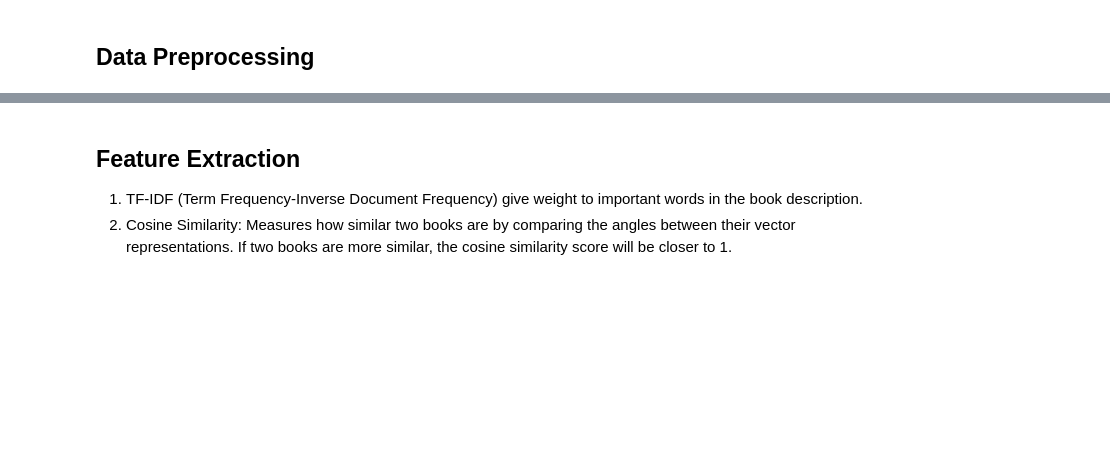
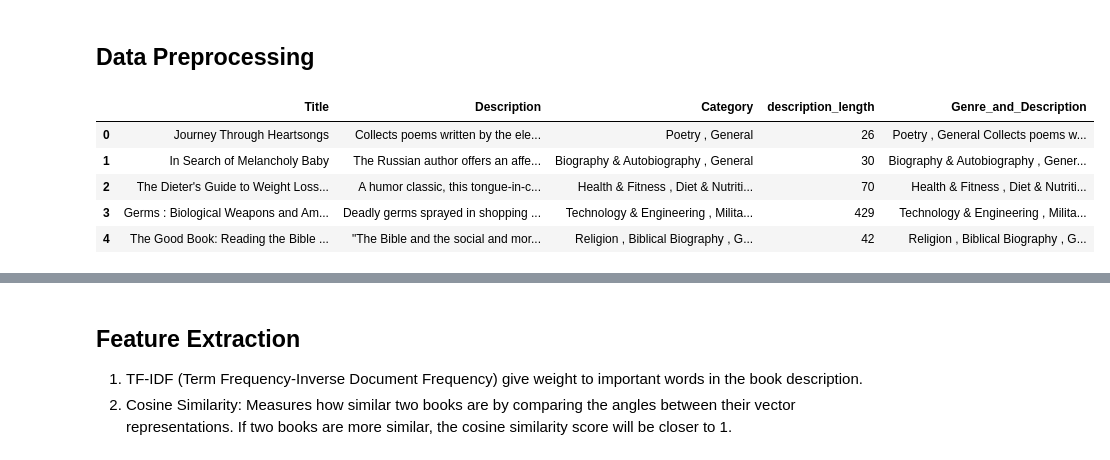
Before and after one commit to solodezaldivar/readAlike, a Jupyter notebook: readAlike.ipynb, the cells around one changed output, grey strips where cells are left out. Cells and saved outputs as stored; diff of their text form; code cells hidden in the pictures; blank space fills up the shorter version.

```diff
--- a/readAlike.ipynb
+++ b/readAlike.ipynb
@@ -31,7 +25,7 @@ import numpy as np
 # %%
-# import dataset
 # data from https://www.kaggle.com/datasets/elvinrustam/books-dataset?resource=download
-readAlikeDataFrame = pd.read_csv('./resources/datasets/BooksDatasetClean.csv', usecols=['Description', 'Category', 'Title'])
+readAlikeDataFrame = pd.read_csv('./resources/datasets/BooksDatasetClean.csv',
+                                 usecols=['Description', 'Category', 'Title'])
 # %%
 readAlikeDataFrame.head()
 # %% [output]
@@ -41,27 +35,39 @@ readAlikeDataFrame.head()
 | 2 | Don't Eat Your Heart Out Cookbook | NaN | Cooking , Reference |
 | 3 | When Your Corporate Umbrella Begi... | NaN | NaN |
 | 4 | Amy Spangler's Breastfeeding : A ... | NaN | NaN |
-# %%
-# helper functions
-def getDescLen(desc):
-  len(desc.split())
 # %% [markdown]
 ## Data Preprocessing
+# %%
+# helper functions
+def getDescLen(desc):
+    return len(desc.split())
 # %%
-#drop books with missing or empty description and category
+# drop books with missing or empty description and category
 readAlikeDataFrame['Description'] = readAlikeDataFrame["Description"].replace(r'', np.nan, regex=True)
 readAlikeDataFrame["Category"] = readAlikeDataFrame["Category"].replace(r'', np.nan, regex=True)
 readAlikeDataFrame.dropna(subset=["Description"], inplace=True)
 readAlikeDataFrame.dropna(subset=["Category"], inplace=True)
 
-# TODO: does not work yet, needed?
-readAlikeDataFrame["description_length"] = [getDescLen(desc) for desc in readAlikeDataFrame["Description"]]
+# drop books with too short description
+readAlikeDataFrame["description_length"] = readAlikeDataFrame["Description"].apply(getDescLen)
+readAlikeDataFrame = readAlikeDataFrame[readAlikeDataFrame["description_length"] >= 10]
 
+# drop duplicate books
+readAlikeDataFrame.drop_duplicates(subset='Title', keep='first', inplace=True)
 
-# TODO: drop same books
+# TODO: drop remove book series
 
+# merge content into one column to calculate tfidf on this later
+readAlikeDataFrame['Genre_and_Description'] = readAlikeDataFrame['Category'] + ' ' + readAlikeDataFrame['Description']
 
-# TODO: remove book series
+# reset index after all pre-processing steps
+readAlikeDataFrame.reset_index(drop=True, inplace=True)
 
-
-readAlikeDataFrame['Genre_and_Description'] = readAlikeDataFrame['Category'] + ' ' + readAlikeDataFrame['Description']
+readAlikeDataFrame.head()
+# %% [output]
+|  | Title | Description | Category | description_length | Genre_and_Description |
+| 0 | Journey Through Heartsongs | Collects poems written by the ele... | Poetry , General | 26 | Poetry , General Collects poems w... |
+| 1 | In Search of Melancholy Baby | The Russian author offers an affe... | Biography & Autobiography , General | 30 | Biography & Autobiography , Gener... |
+| 2 | The Dieter's Guide to Weight Loss... | A humor classic, this tongue-in-c... | Health & Fitness , Diet & Nutriti... | 70 | Health & Fitness , Diet & Nutriti... |
+| 3 | Germs : Biological Weapons and Am... | Deadly germs sprayed in shopping ... | Technology & Engineering , Milita... | 429 | Technology & Engineering , Milita... |
+| 4 | The Good Book: Reading the Bible ... | "The Bible and the social and mor... | Religion , Biblical Biography , G... | 42 | Religion , Biblical Biography , G... |
```
Also changed, not shown: parts of 28 cells of this notebook, 1 other file.
